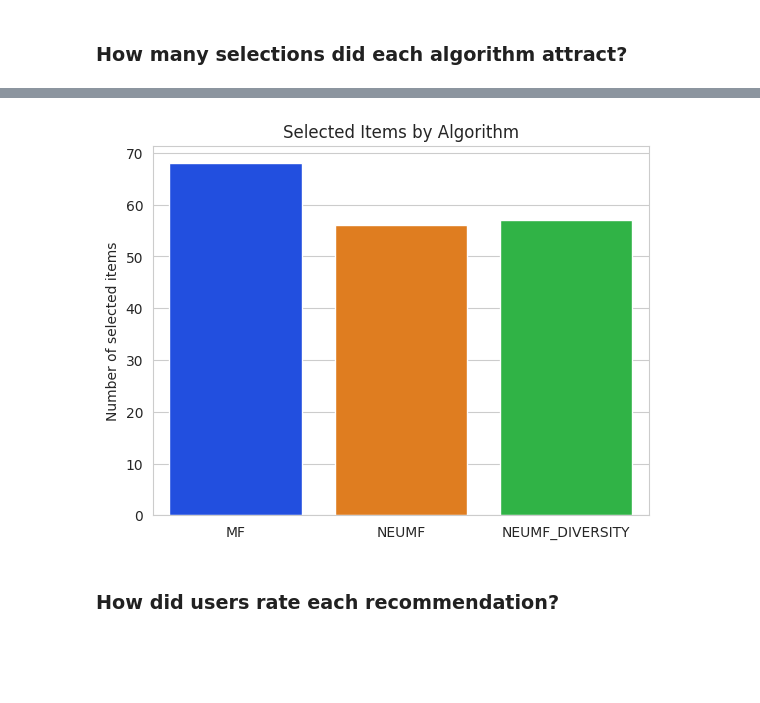
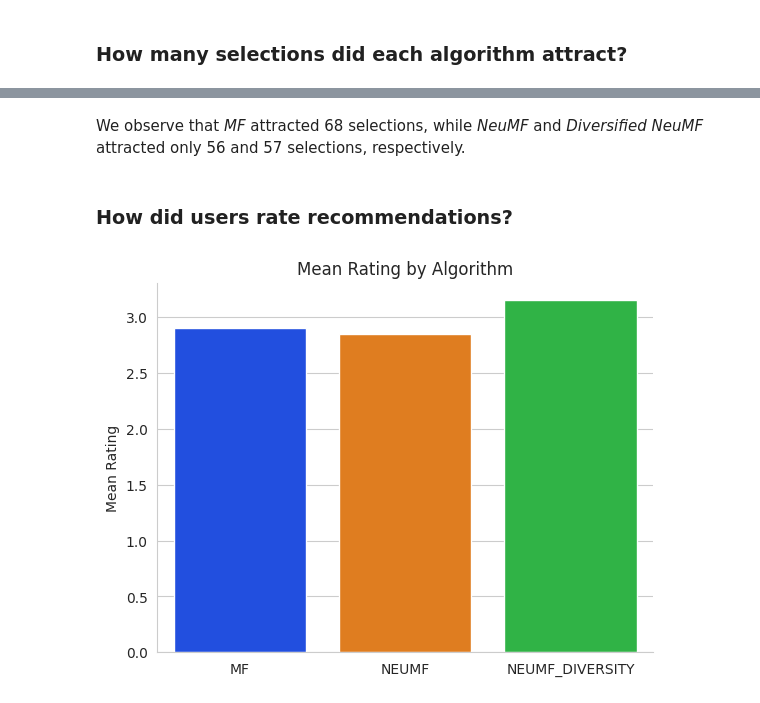
Before and after one commit to radimvalis/neumf-evaluation, a Jupyter notebook: evaluation.ipynb, the cells around one changed output, grey strips where cells are left out. Saved outputs shown, nothing was run; the diff lists cells and outputs as text; code cells hidden in the pictures; blank space fills up the shorter version.

```diff
--- a/evaluation.ipynb
+++ b/evaluation.ipynb
@@ -193,35 +215,44 @@ all_selected_items_df
-# %%
-selections_counts = all_selected_items_df.groupby("algorithm")[["movie_idx"]].count().reset_index()
-
-axis = sns.barplot(selections_counts, x="algorithm", y="movie_idx", hue="algorithm", legend=False)
-axis.set(title="Selected Items by Algorithm", xlabel="", ylabel="Number of selected items")
-
-plt.show()
-# %% [output]
-[figure, removed]
+# %%
+%%jmd
+
+We observe that *MF* attracted {{ selections_counts.iloc[0]["movie_idx"] }} selections, while *NeuMF* and *Diversified NeuMF* attracted only {{ selections_counts.iloc[1]["movie_idx"] }} and {{ selections_counts.iloc[2]["movie_idx"] }} selections, respectively.
+# %% [output]
+
+We observe that *MF* attracted 68 selections, while *NeuMF* and *Diversified NeuMF* attracted only 56 and 57 selections, respectively.
 # %% [markdown]
-### How did users rate each recommendation?
+### How did users rate recommendations?
 # %%
 inputs_df = interactions_df.loc[interactions_df["interaction_type"] == "on-input"].copy()
 
 def set_input_type(row):
 
     row["input_type"] = json.loads(row["data"])["input_type"]
 
     return row
 
 inputs_df = inputs_df.apply(set_input_type, axis=1)
 
 ratings_df: pd.DataFrame = inputs_df.loc[inputs_df["input_type"] == "rating"]
 
 def set_rating_and_algorithm(row):
 
     data = json.loads(row["data"])
 
     row["rating"] = data["new_rating"]
     row["algorithm"] = algorithm_map[data["variant_name"]]
 
     return row
 
 ratings_df = ratings_df.apply(set_rating_and_algorithm, axis=1)
 ratings_df = ratings_df.drop_duplicates(subset=[ "participation", "iteration", "algorithm" ], keep="last")
+
+# Create figure
+
+ratings_means = ratings_df.groupby("algorithm")[["rating"]].mean().reset_index()
+
+ax = sns.barplot(ratings_means, x="algorithm", y="rating", hue="algorithm", legend=False)
+ax.set(title="Mean Rating by Algorithm", xlabel="", ylabel="Mean Rating")
+
+plt.show()
+# %% [output]
+[figure, added]
```
Also changed, not shown: parts of 27 cells of this notebook.
